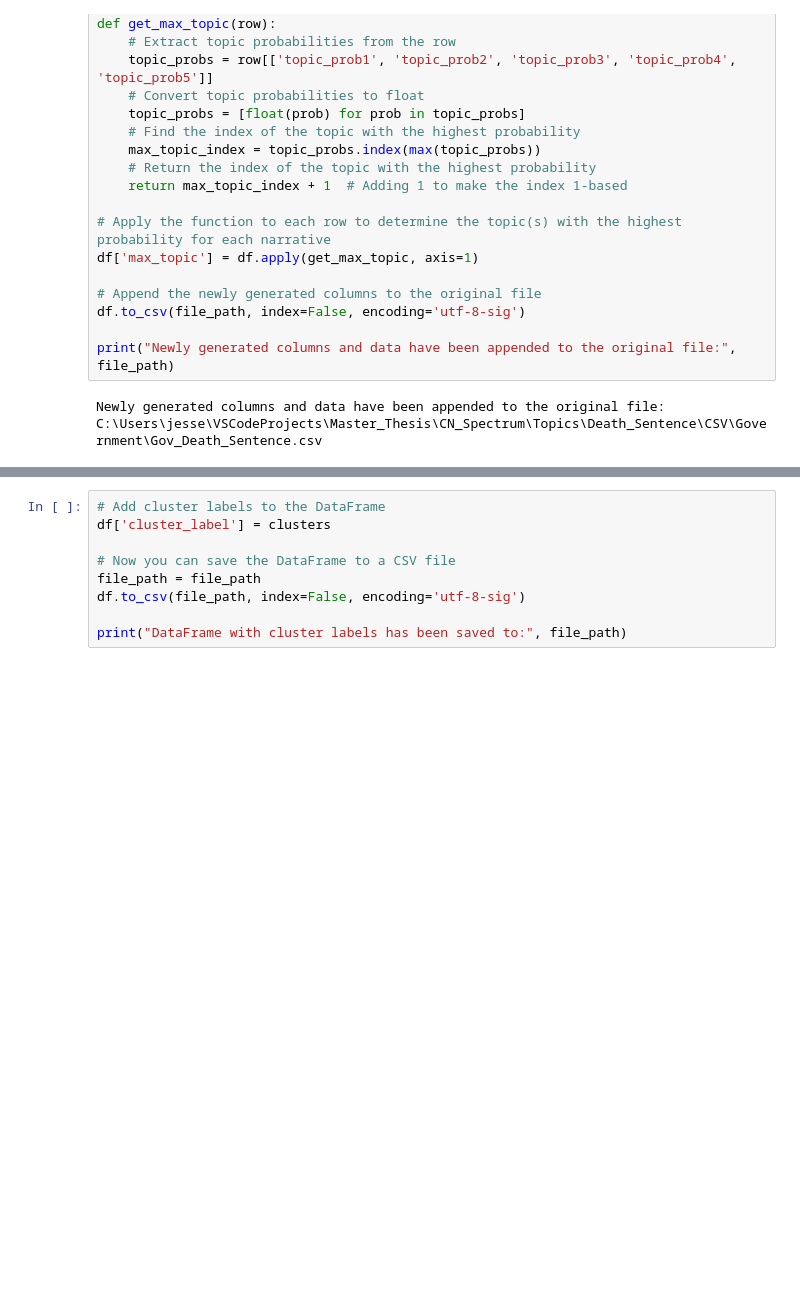
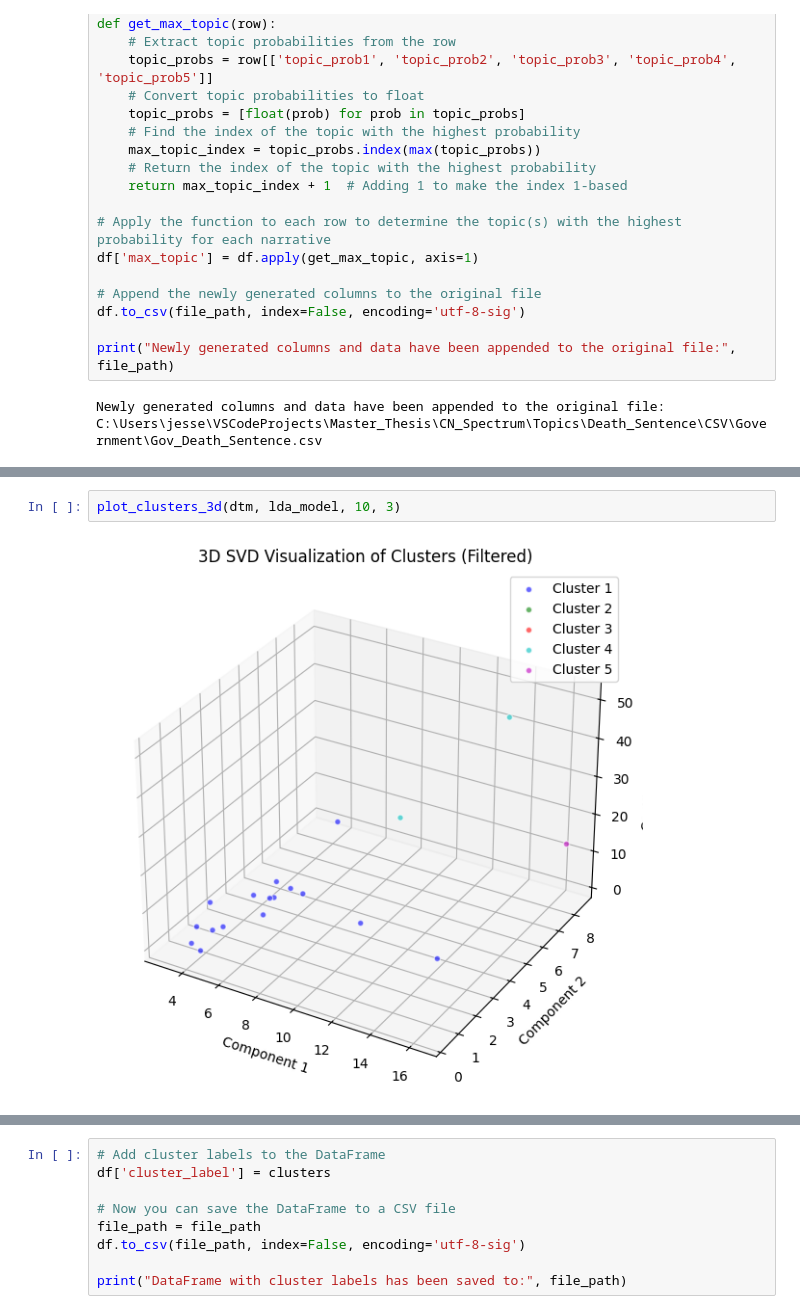
Before and after one commit to JesseLovesGrace/CN_Spectrum, a Jupyter notebook: Topics/Death_Sentence/03_Government_Death_Sentence_Files.ipynb, the cells around one changed output, grey strips where cells are left out. Cells and saved outputs as stored; diff of their text form; blank space fills up the shorter version.

```diff
--- a/Topics/Death_Sentence/03_Government_Death_Sentence_Files.ipynb
+++ b/Topics/Death_Sentence/03_Government_Death_Sentence_Files.ipynb
@@ -701,0 +749,4 @@ plt.show()
+# %%
+plot_clusters_3d(dtm, lda_model, 10, 3)
+# %% [output]
+[figure, added]
```
Also changed, not shown: parts of 21 cells of this notebook, 13 other files.
